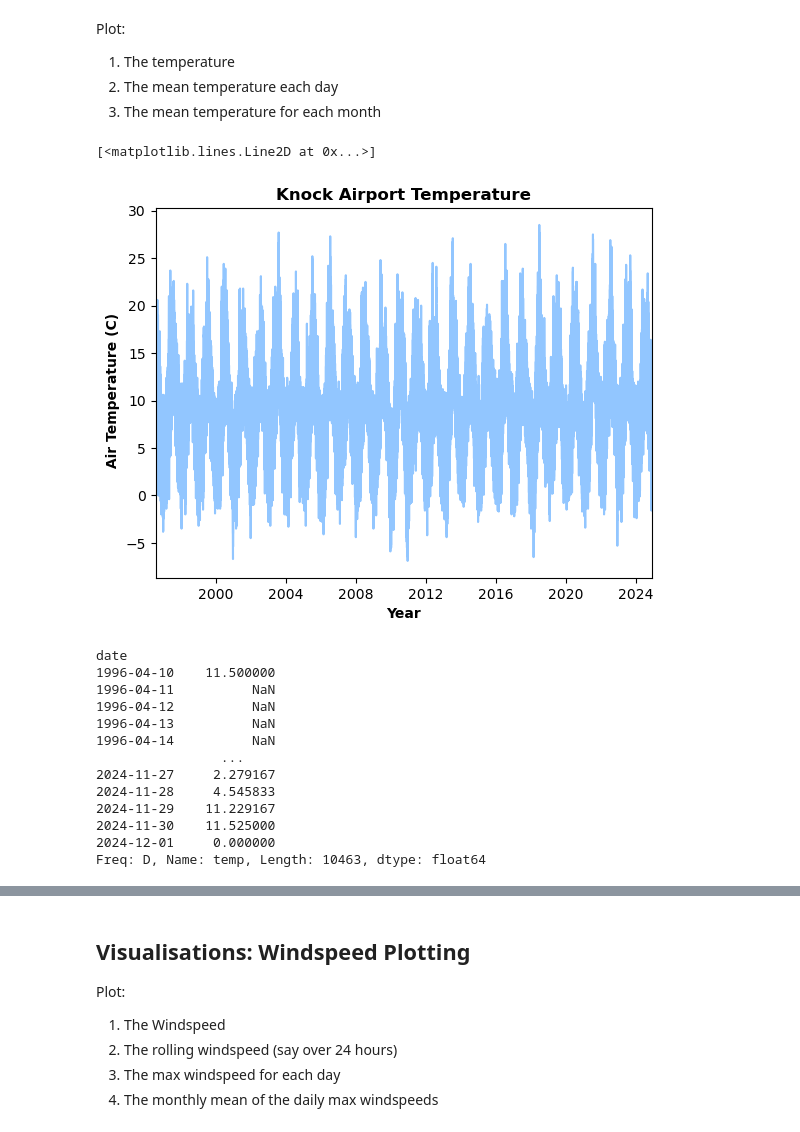
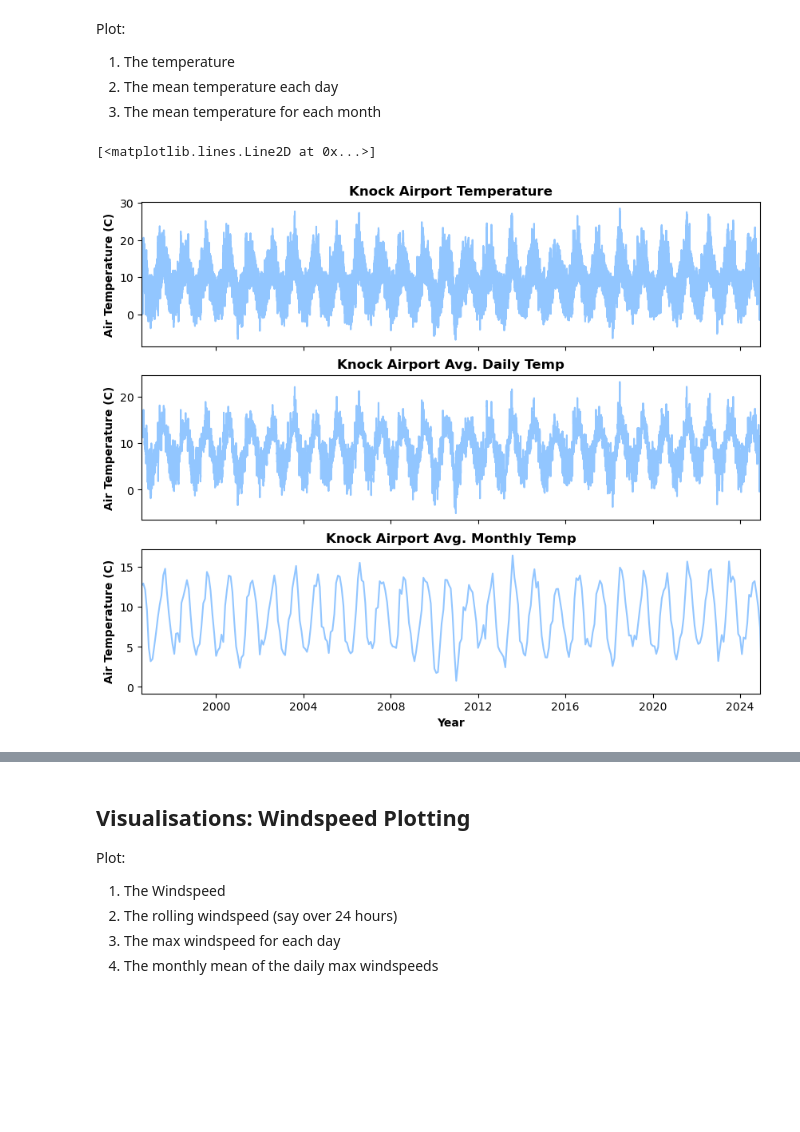
Before and after one commit to fdennehy/pfda-assignments, a Jupyter notebook: assignment_6_Weather.ipynb, the cells around one changed output, grey strips where cells are left out. Drawn from its saved outputs; the diff is of its cells as text; code cells hidden in the pictures; blank space fills up the shorter version.

Commit message:
assignment 6 consolidated plots onto subplots

```diff
--- a/assignment_6_Weather.ipynb
+++ b/assignment_6_Weather.ipynb
@@ -204,47 +211,34 @@ Plot:
 2. The mean temperature each day
 3. The mean temperature for each month
 # %%
-# Plot the Temperature
-
 plt.style.use('seaborn-v0_8-pastel')
 
-# plot figure and axes
-fig, ax = plt.subplots()
+# plot figure and axes.
+fig, (ax1, ax2, ax3) = plt.subplots(3,1, figsize=(10,8), sharex=True)
 
-# Title.
-ax.set_title('Knock Airport Temperature', weight='bold')
+# Set Axis titles.
+ax1.set_title('Knock Airport Temperature', weight='bold')
+ax2.set_title('Knock Airport Avg. Daily Temp', weight='bold')
+ax3.set_title('Knock Airport Avg. Monthly Temp', weight='bold')
 
-# Set date format on x-axis
+# Set Axis labels.
+ax3.set_xlabel('Year', weight='bold')
+ax1.set_ylabel('Air Temperature (C)', weight ='bold')
+ax2.set_ylabel('Air Temperature (C)', weight ='bold')
+ax3.set_ylabel('Air Temperature (C)', weight ='bold')
+
+# Set date format on x-axis.
 # https://stackoverflow.com/questions/14946371/editing-the-date-formatting-of-x-axis-tick-labels
-ax.xaxis.set_major_formatter(mdates.DateFormatter('%Y'))
+ax3.xaxis.set_major_formatter(mdates.DateFormatter('%Y'))
 
-# Set date limits on x-axis
+# Set date limits on x-axis.
 # https://stackoverflow.com/questions/21423158/how-do-i-change-the-range-of-the-x-axis-with-datetime
-ax.set_xlim([dt.date(1996, 8, 1), dt.date(2024, 11, 30)])
+ax3.set_xlim([dt.date(1996, 8, 1), dt.date(2024, 11, 30)])
 
-# Axis labels.
-ax.set_xlabel('Year', weight='bold')
-ax.set_ylabel(' Air Temperature (C)', weight ='bold')
-
-# Generate plot
-ax.plot(df['temp'])
+# Plot
+ax1.plot((df['temp'])) # temperature
+ax2.plot(df['temp'].resample("d").mean()) # average daily temperature
+ax3.plot(df['temp'].resample("ME").mean()) # average monthly temperature
 # %% [output]
 [<matplotlib.lines.Line2D at 0x...>]
-[figure, old version]
+[figure, new version]
-# %%
-# Resample data to daily and calculate the means
-df['temp'].resample("d").mean()
-# %% [output]
-date
-1996-04-10    11.500000
-1996-04-11          NaN
-1996-04-12          NaN
-1996-04-13          NaN
-1996-04-14          NaN
-                ...
-2024-11-27     2.279167
-2024-11-28     4.545833
-2024-11-29    11.229167
-2024-11-30    11.525000
-2024-12-01     0.000000
-Freq: D, Name: temp, Length: 10463, dtype: float64
```
Also changed, not shown: parts of 16 cells of this notebook.
